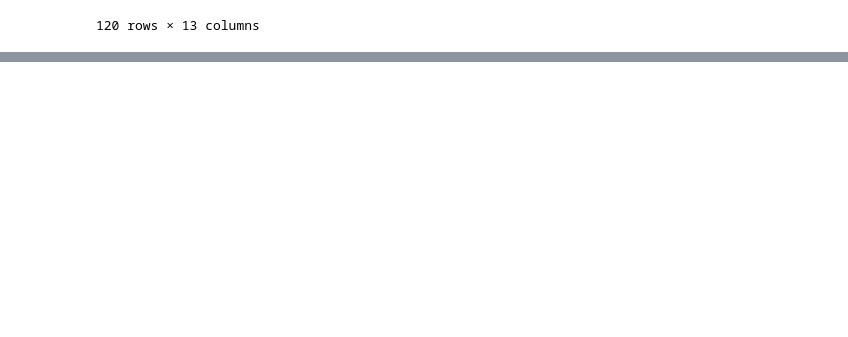
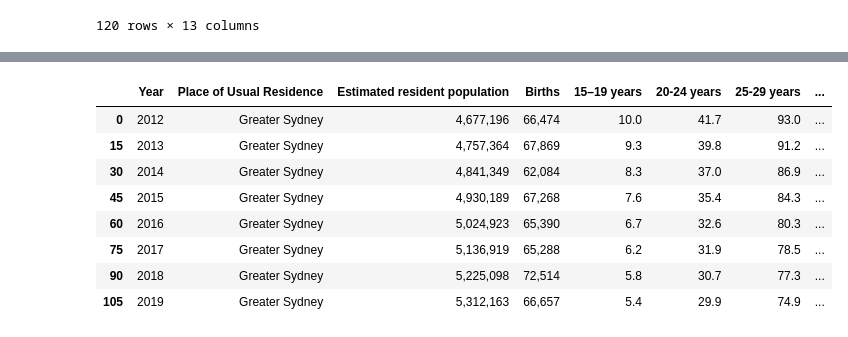
Before and after one commit to NathanJPotter/Team-Project-1, a Jupyter notebook: Project 1.ipynb, the cells around one changed output, grey strips where cells are left out. Cells and saved outputs as stored; diff of their text form; code cells hidden in the pictures; blank space fills up the shorter version.

```diff
--- a/Project 1.ipynb
+++ b/Project 1.ipynb
@@ -24,0 +45,13 @@ birth_data_df
+# %%
+birth_data_syd_df = birth_data_df.loc[birth_data_df['Place of Usual Residence'] == "Greater Sydney"]
+birth_data_syd_df
+# %% [output]
+|  | Year | Place of Usual Residence | Estimated resident population | Births | 15–19 years | 20-24 years | 25-29 years | ... |
+| 0 | 2012 | Greater Sydney | 4,677,196 | 66,474 | 10.0 | 41.7 | 93.0 | ... |
+| 15 | 2013 | Greater Sydney | 4,757,364 | 67,869 | 9.3 | 39.8 | 91.2 | ... |
+| 30 | 2014 | Greater Sydney | 4,841,349 | 62,084 | 8.3 | 37.0 | 86.9 | ... |
+| 45 | 2015 | Greater Sydney | 4,930,189 | 67,268 | 7.6 | 35.4 | 84.3 | ... |
+| 60 | 2016 | Greater Sydney | 5,024,923 | 65,390 | 6.7 | 32.6 | 80.3 | ... |
+| 75 | 2017 | Greater Sydney | 5,136,919 | 65,288 | 6.2 | 31.9 | 78.5 | ... |
+| 90 | 2018 | Greater Sydney | 5,225,098 | 72,514 | 5.8 | 30.7 | 77.3 | ... |
+| 105 | 2019 | Greater Sydney | 5,312,163 | 66,657 | 5.4 | 29.9 | 74.9 | ... |
```
Also changed, not shown: parts of 3 cells of this notebook.
